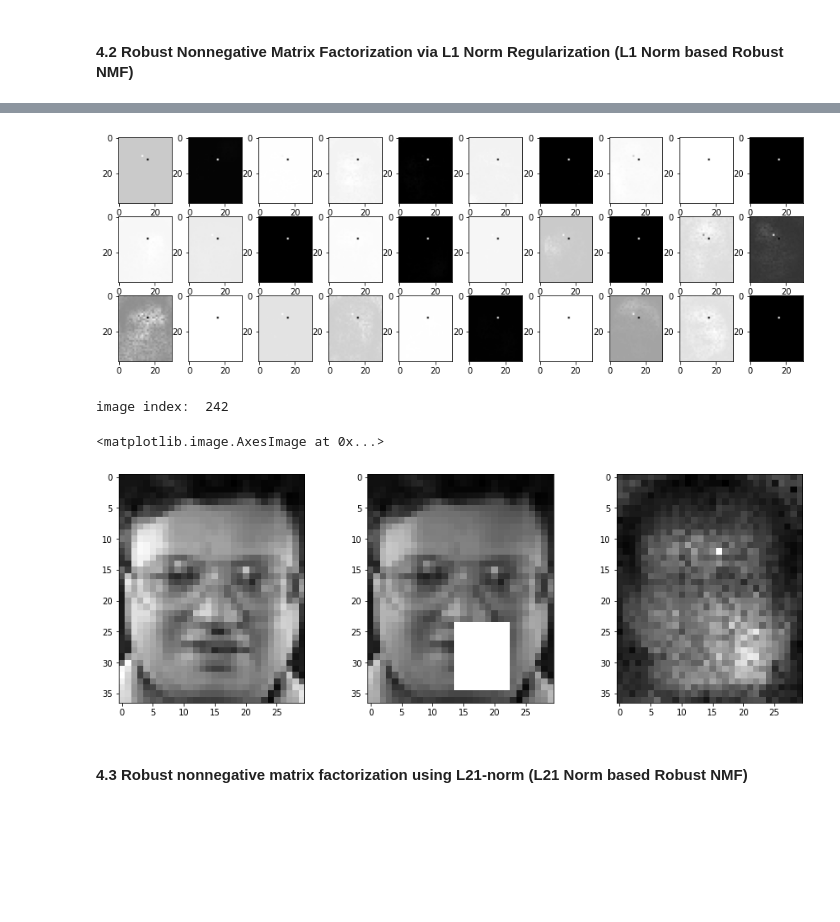
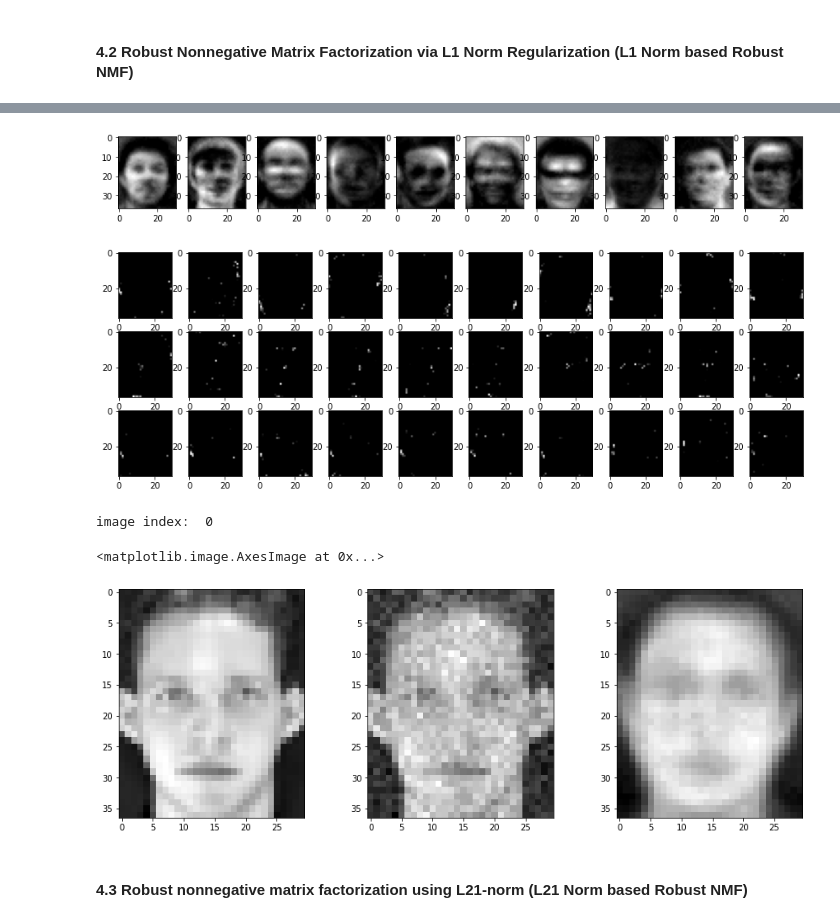
Before and after one commit to zyinghua/nmf-robustness-analysis, a Jupyter notebook: code.ipynb, the cells around one changed output, grey strips where cells are left out. Saved outputs shown, nothing was run; the diff lists cells and outputs as text; code cells hidden in the pictures; blank space fills up the shorter version.

```diff
--- a/code.ipynb
+++ b/code.ipynb
@@ -364,5 +364,5 @@ class L2NormMURNMF:
 # %%
 model1 = L2NormMURNMF(40)
 
-_, _ = model1.fit_transform(X_hat, X_noise, Y_hat, steps=40, plot_interval=5, verbose=True, plot=True)
+_, _ = model1.fit_transform(X_hat, X_noise, Y_hat, steps=5000, plot_interval=500, verbose=True, plot=True)
 # %% [output]
@@ -396,5 +391,6 @@ for i in range(4):
 # %%
-s = np.random.randint(0, 400)
+s = np.random.randint(0, X_hat.shape[1])
+print("image index: ", s)
 
 plt.figure(figsize=(15,5))
 plt.subplot(131)
@@ -415,7 +412,7 @@ From here, we can actually see Standard NMF if applied to noisy images will have
 #### 4.2 Robust Nonnegative Matrix Factorization via L1 Norm Regularization (L1 Norm based Robust NMF)
 # %%
 class L1NormRobustNMF:
-    def __init__(self, rank, lambda_, random_state=0):
+    def __init__(self, rank, lambda_=0.04, random_state=0):
         """
         Initialization of the Robust Non-negative Matrix Factorization via L1 Norm Regularization NMF model.
         Hyper-parameters are defined here.
@@ -462,7 +459,7 @@ class L1NormRobustNMF:
         """
         return self.U @ self.V
 
-    def fit_transform(self, X_clean, X, Y, steps=100, e=1e-7, verbose=False, plot=False, plot_interval=10):
+    def fit_transform(self, X_clean, X, Y, steps=100, verbose=False, plot=False, plot_interval=10):
         """
         Perform the model learning via the specific MURs stated in the paper.
 
@@ -535,7 +532,7 @@ class L1NormRobustNMF:
 
         return self.U, self.V, self.E
 # %%
-model2 = L1NormRobustNMF(30, 0.05, random_state=42)
+model2 = L1NormRobustNMF(10, 0.04, random_state=0)
 
-_, _, _ = model2.fit_transform(X_hat, X_noise, Y_hat, steps=40, plot_interval=5, verbose=True, plot=True)
+_, _, _ = model2.fit_transform(X_hat, X_noise, Y_hat, steps=300, plot_interval=50, verbose=True, plot=True)
 # %% [output]
@@ -558,16 +553,27 @@ X_rec2 = model2.reconstruct_train()
 # %%
 # Print out dictionary components
 
 plt.figure(figsize=(15,5))
 
-for i in range(3):
+for i in range(1):
     for j in range(10):
-        plt.subplot(3, 10, i * 10 + j + 1)
+        plt.subplot(1, 10, i * 10 + j + 1)
         plt.imshow(model2.U[:, i * 10 + j].reshape(img_size[1], img_size[0]), cmap=plt.cm.gray)
 # %% [output]
-[figure, old version]
+[figure, new version]
+# %%
+# Print out the learned noises E
+
+plt.figure(figsize=(15,5))
+
+for i in range(3):
+    for j in range(10):
+        plt.subplot(3, 10, i * 10 + j + 1)
+        plt.imshow(model2.E[:, i * 10 + j].reshape(img_size[1], img_size[0]), cmap=plt.cm.gray)
+# %% [output]
+[figure, added]
 # %%
-s = np.random.randint(0, 400)
+s = 0#np.random.randint(0, X_hat.shape[1])
 print("image index: ", s)
 
 plt.figure(figsize=(15,5))
@@ -580,9 +586,9 @@ plt.imshow(X_noise[:,s].reshape(img_size[1], img_size[0]), cmap=plt.cm.gray)
 plt.subplot(133)
 plt.imshow(X_rec2[:,s].reshape(img_size[1], img_size[0]), cmap=plt.cm.gray)
 # %% [output]
-image index:  242
+image index:  0
 <matplotlib.image.AxesImage at 0x...>
-[figure, old version]
+[figure, new version]
 # %% [markdown]
 #### 4.3 Robust nonnegative matrix factorization using L21-norm (L21 Norm based Robust NMF)
 # %%
```
Also changed, not shown: parts of 15 cells of this notebook, 1 other file.
